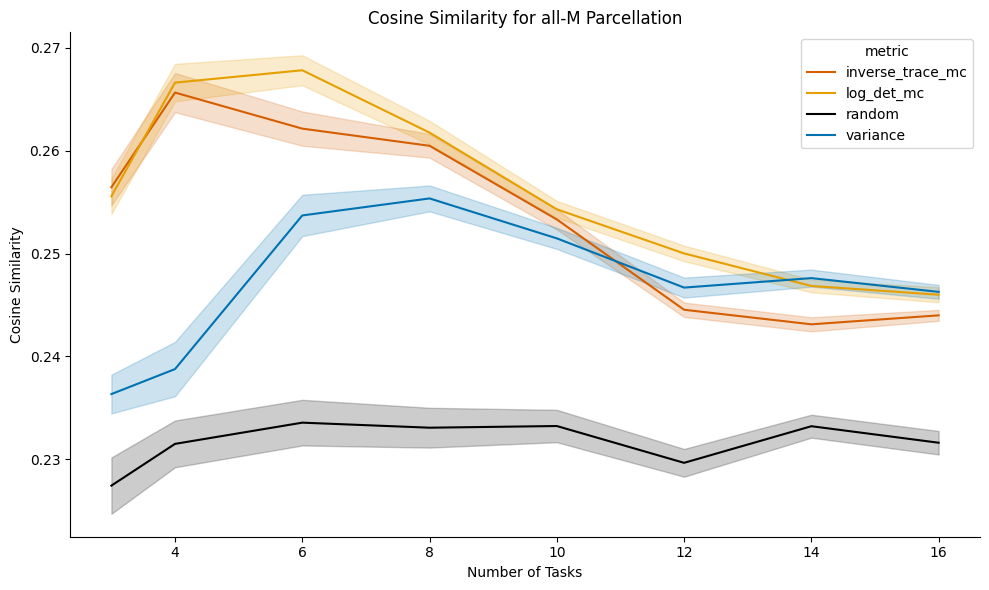
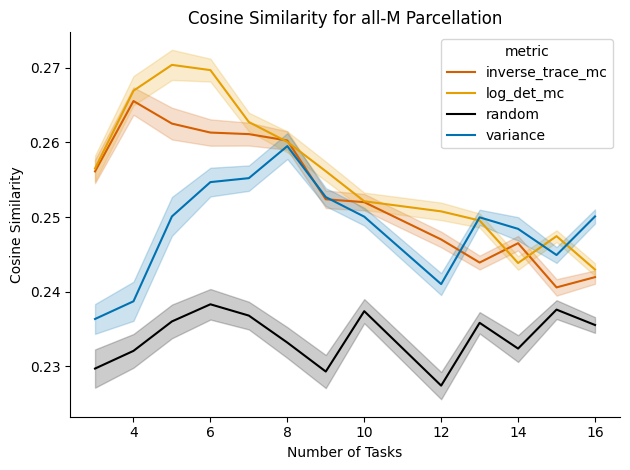
The notebook cell's code change between the first figure and the second:
--- before
+++ after
@@ -14,5 +14,4 @@
 
 
-    plt.figure(figsize=(10, 6))
     sns.lineplot(
         data=df_roi,

Commit: updates